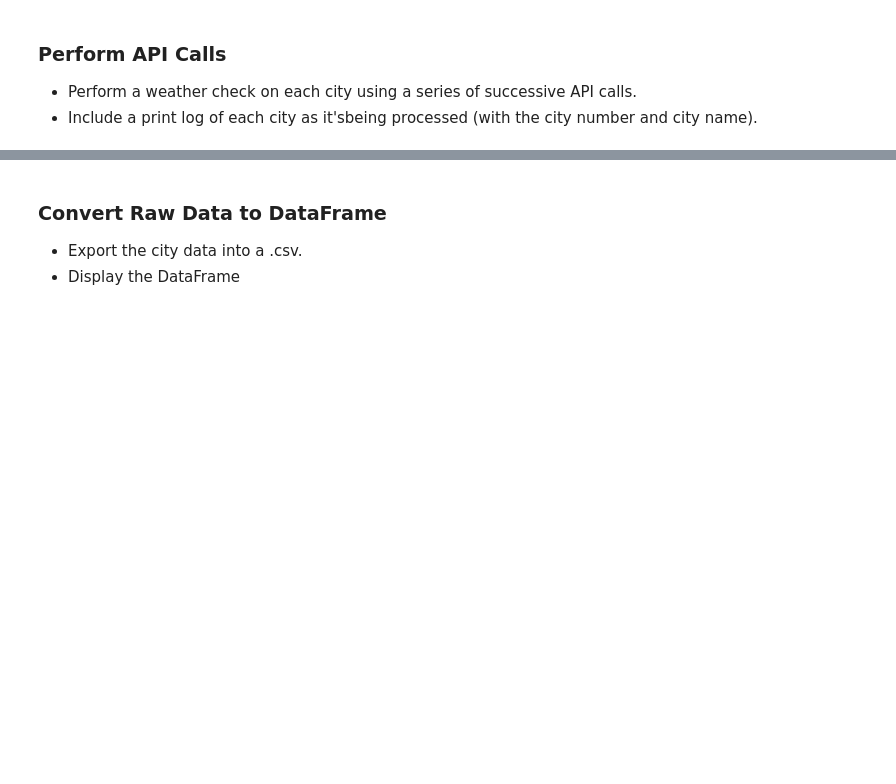
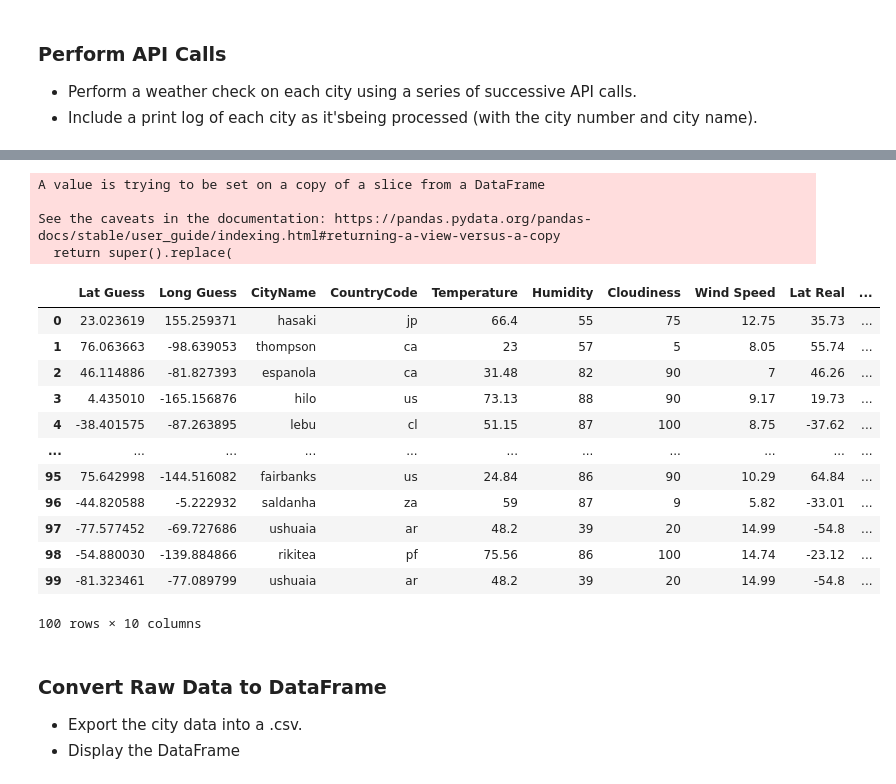
Before and after one commit to BananasFoster623/python-api-challenge, a Jupyter notebook: WeatherPy/WeatherPy.ipynb, the cells around one changed output, grey strips where cells are left out. Cells and saved outputs as stored; diff of their text form; code cells hidden in the pictures; blank space fills up the shorter version.

Commit message:
Completed the WeatherPy API calls and made the DataFrame.

```diff
--- a/WeatherPy/WeatherPy.ipynb
+++ b/WeatherPy/WeatherPy.ipynb
@@ -45,0 +65,36 @@ Data Retrieval Complete
+# %%
+url = "http://api.openweathermap.org/data/2.5/weather?"
+units = "imperial"
+
+# Build partial query URL
+query_url = f"{url}appid={weather_api_key}&units={units}&q="
+# %%
+qry = query_url + city_df['CityName'][0] + ',' + city_df['CountryCode'][0]
+response = requests.get(query_url + city_df['CityName'][0] + ',' + city_df['CountryCode'][0]).json()
+# %%
+lat = []
+lon = []
+temp = []
+hum = []
+cloud = []
+wind = []
+for index,row in city_df.iterrows():
+    print(f'Working on City Number {index}: {row[2]}, {row[3]}')
+    try:
+        response = requests.get(query_url + row[2] + ',' + row[3]).json()
+#         temp.append(response['main']['temp'])
+#         hum.append(response['main']['humidity'])
+#         cloud.append(response['clouds']['all'])
+#         wind.append(response['wind']['speed'])
+#         lat.append(response['coord']['lat'])
+#         lon.append(response['coord']['lon'])
+        city_df['Lat Real'][index] = response['coord']['lat']
+        city_df['Long Real'][index] = response['coord']['lon']
+        city_df['Temperature'][index] = response['main']['temp']
+        city_df['Humidity'][index] = response['main']['humidity']
+        city_df['Cloudiness'][index] = response['clouds']['all']
+        city_df['Wind Speed'][index] = response['wind']['speed']
+    except:
+        print('')
+        print(f'City Number is missing data')
+        print('')
@@ -46,3 +139,26 @@ Data Retrieval Complete
+# %%
+cols = ['Temperature', 'Humidity', 'Cloudiness', 'Wind Speed', 'Lat Real', 'Long Real']
+city_df[cols].replace('', np.nan, inplace=True)
+city_df.dropna(how='any', inplace=True)
+city_df.head(100)
+# %% [output]
+A value is trying to be set on a copy of a slice from a DataFrame
+
+See the caveats in the documentation: https://pandas.pydata.org/pandas-docs/stable/user_guide/indexing.html#returning-a-view-versus-a-copy
+  return super().replace(
+|  | Lat Guess | Long Guess | CityName | CountryCode | Temperature | Humidity | Cloudiness | Wind Speed | Lat Real | ... |
+| 0 | 23.023619 | 155.259371 | hasaki | jp | 66.4 | 55 | 75 | 12.75 | 35.73 | ... |
+| 1 | 76.063663 | -98.639053 | thompson | ca | 23 | 57 | 5 | 8.05 | 55.74 | ... |
+| 2 | 46.114886 | -81.827393 | espanola | ca | 31.48 | 82 | 90 | 7 | 46.26 | ... |
+| 3 | 4.435010 | -165.156876 | hilo | us | 73.13 | 88 | 90 | 9.17 | 19.73 | ... |
+| 4 | -38.401575 | -87.263895 | lebu | cl | 51.15 | 87 | 100 | 8.75 | -37.62 | ... |
+| ... | ... | ... | ... | ... | ... | ... | ... | ... | ... | ... |
+| 95 | 75.642998 | -144.516082 | fairbanks | us | 24.84 | 86 | 90 | 10.29 | 64.84 | ... |
+| 96 | -44.820588 | -5.222932 | saldanha | za | 59 | 87 | 9 | 5.82 | -33.01 | ... |
+| 97 | -77.577452 | -69.727686 | ushuaia | ar | 48.2 | 39 | 20 | 14.99 | -54.8 | ... |
+| 98 | -54.880030 | -139.884866 | rikitea | pf | 75.56 | 86 | 100 | 14.74 | -23.12 | ... |
+| 99 | -81.323461 | -77.089799 | ushuaia | ar | 48.2 | 39 | 20 | 14.99 | -54.8 | ... |
+100 rows × 10 columns
 # %% [markdown]
 ### Convert Raw Data to DataFrame
 * Export the city data into a .csv.
```
Also changed, not shown: parts of 7 cells of this notebook.
